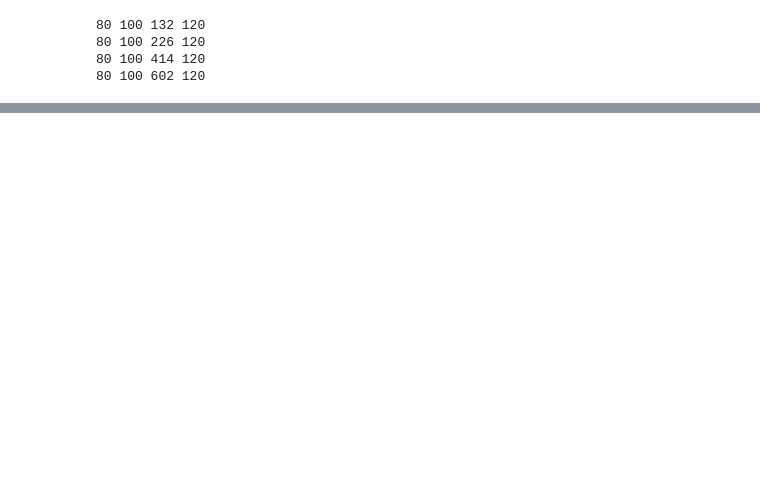
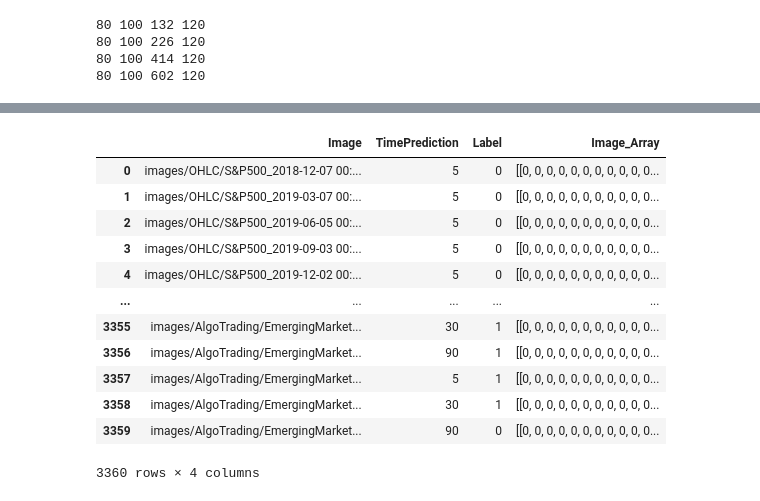
Before and after one commit to constantin1101/CNN-PredictingETFPrices, a Jupyter notebook: preprocessing.ipynb, the cells around one changed output, grey strips where cells are left out. Drawn from its saved outputs; the diff is of its cells as text; code cells hidden in the pictures; blank space fills up the shorter version.

Commit message:
Convert cropped images to arrays

```diff
--- a/preprocessing.ipynb
+++ b/preprocessing.ipynb
@@ -68,7 +69,7 @@ def crop_image(img_path):
     return crop
 
 # Example usage:
-filenames = image_paths = labels['Image'].values.tolist()
+filenames = labels['Image'].values.tolist()
 
 # Testing the function with the provided list of filenames
 for name in filenames:
@@ -82,0 +86,40 @@ for name in filenames:
+# %%
+labels['Image'] = labels['Image'].str.replace('.png', '_cropped.png')
+# %%
+# Function to load and convert an image to grayscale
+def load_image(image_path):
+    # Load image in grayscale
+    image = cv2.imread(str(image_path), cv2.IMREAD_GRAYSCALE)
+    if image is None:
+        raise ValueError(f"Unable to load image at path: {image_path}")
+    return image
+
+filenames = labels['Image'].values.tolist()
+
+images = []
+
+for name in filenames:
+    try:
+        img = load_image(name)
+        images.append(img)
+    except ValueError as e:
+        print(e)
+
+# Add a new column to the labels DataFrame to store the image arrays
+labels['Image_Array'] = images
+# %%
+labels
+# %% [output]
+|  | Image | TimePrediction | Label | Image_Array |
+| 0 | images/OHLC/S&P500_2018-12-07 00:... | 5 | 0 | [[0, 0, 0, 0, 0, 0, 0, 0, 0, 0, 0... |
+| 1 | images/OHLC/S&P500_2019-03-07 00:... | 5 | 0 | [[0, 0, 0, 0, 0, 0, 0, 0, 0, 0, 0... |
+| 2 | images/OHLC/S&P500_2019-06-05 00:... | 5 | 0 | [[0, 0, 0, 0, 0, 0, 0, 0, 0, 0, 0... |
+| 3 | images/OHLC/S&P500_2019-09-03 00:... | 5 | 0 | [[0, 0, 0, 0, 0, 0, 0, 0, 0, 0, 0... |
+| 4 | images/OHLC/S&P500_2019-12-02 00:... | 5 | 0 | [[0, 0, 0, 0, 0, 0, 0, 0, 0, 0, 0... |
+| ... | ... | ... | ... | ... |
+| 3355 | images/AlgoTrading/EmergingMarket... | 30 | 1 | [[0, 0, 0, 0, 0, 0, 0, 0, 0, 0, 0... |
+| 3356 | images/AlgoTrading/EmergingMarket... | 90 | 1 | [[0, 0, 0, 0, 0, 0, 0, 0, 0, 0, 0... |
+| 3357 | images/AlgoTrading/EmergingMarket... | 5 | 1 | [[0, 0, 0, 0, 0, 0, 0, 0, 0, 0, 0... |
+| 3358 | images/AlgoTrading/EmergingMarket... | 30 | 1 | [[0, 0, 0, 0, 0, 0, 0, 0, 0, 0, 0... |
+| 3359 | images/AlgoTrading/EmergingMarket... | 90 | 0 | [[0, 0, 0, 0, 0, 0, 0, 0, 0, 0, 0... |
+3360 rows × 4 columns
```
Also changed, not shown: parts of 2 cells of this notebook.
